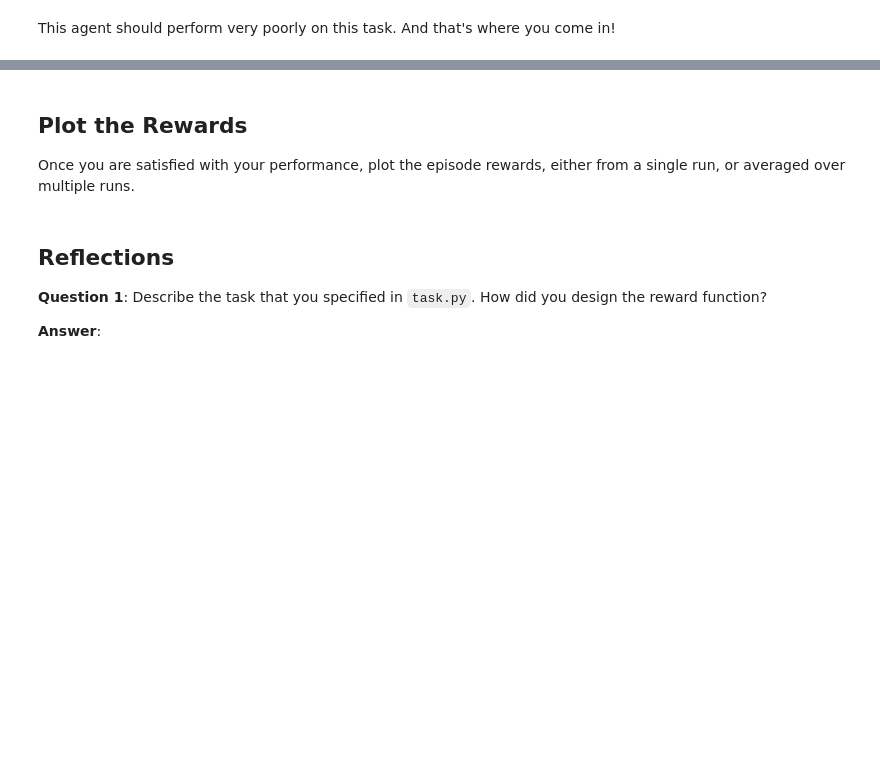
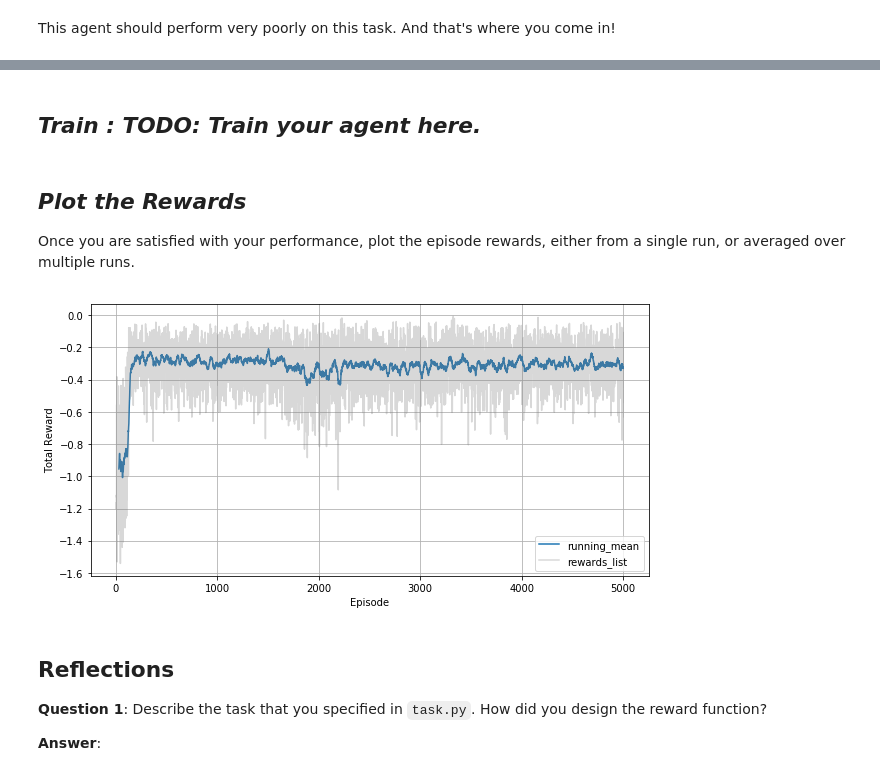
Before and after one commit to parksoy/Soyoung_Udacity_ND_DeepLearning, a Jupyter notebook: 6.Deep_Reinforcement_Learning/RL-Quadcopter-2-master/Quadcopter_Project.ipynb, the cells around one changed output, grey strips where cells are left out. Drawn from its saved outputs; the diff is of its cells as text; code cells hidden in the pictures; blank space fills up the shorter version.

```diff
--- a/6.Deep_Reinforcement_Learning/RL-Quadcopter-2-master/Quadcopter_Project.ipynb
+++ b/6.Deep_Reinforcement_Learning/RL-Quadcopter-2-master/Quadcopter_Project.ipynb
@@ -40,12 +46,14 @@ For this project, the agent that you will implement in `agents/agent.py` will ha
 # %%
 import random
 
-class Basic_Agent():
+class Basic_Random_Agent():
     def __init__(self, task):
         self.task = task
 
     def act(self):
         new_thrust = random.gauss(450., 25.)
+        #print("new_thrust: ", new_thrust)
+        #print("return: ",[new_thrust + random.gauss(0., 1.) for x in range(4)])
         return [new_thrust + random.gauss(0., 1.) for x in range(4)]
 # %% [markdown]
 Run the code cell below to have the agent select actions to control the quadcopter.
@@ -200,22 +232,25 @@ import pandas as pd
 from agents.policy_search import PolicySearch_Agent
 from task import Task
 
-num_episodes = 100#0
+num_episodes = 5000
 target_pos = np.array([0., 0., 10.])
 task = Task(target_pos=target_pos)
 agent = PolicySearch_Agent(task)
+rewards_list = []
 
 for i_episode in range(1, num_episodes+1):
     state = agent.reset_episode() # start a new episode
     while True:
+        #print("episode=", i_episode, "Processing (1)agent.act(state),(2)task.step(action),(3)agent.step(reward, done)...")
         action = agent.act(state)
         next_state, reward, done = task.step(action)
         agent.step(reward, done)
         state = next_state
         if done:
-            print("\rEpisode = {:4d}, score = {:7.3f} (best = {:7.3f}), noise_scale = {}"\
-                  .format(i_episode, agent.score, agent.best_score, agent.noise_scale), \
-                  end="")  # [debug]
+            print("\rEpisode = {:4d}/{}, score = {:7.3f} (best = {:7.3f}), noise_scale = {} "\
+                  .format(i_episode, num_episodes, agent.score, agent.best_score, agent.noise_scale), end="")  # [debug]
+            rewards_list.append((i_episode, agent.score))
+            #print("\n")
             break
     sys.stdout.flush()
 # %% [output]
@@ -237,4 +271,6 @@ As you develop your agent, it's important to keep an eye on how it's performing.
+# %% [markdown]
+## _Train :  TODO: Train your agent here._
 # %% [markdown]
-## Plot the Rewards
+## _Plot the Rewards_
 
 Once you are satisfied with your performance, plot the episode rewards, either from a single run, or averaged over multiple runs.
@@ -245,3 +277,24 @@ env.close()
+# %%
+## TODO: Plot the rewards. DONE.
+%matplotlib inline
+import matplotlib.pyplot as plt
+
+def running_mean(x, N):
+    cumsum = np.cumsum(np.insert(x, 0, 0))
+    return (cumsum[N:] - cumsum[:-N]) / N
+
+eps, rews = np.array(rewards_list).T  #(ep, total_reward)
+smoothed_rews = running_mean(rews, 30)
+
+f, (ax) = plt.subplots(1, 1, figsize=(10,5)) #sharex=True
+ax.plot(eps[-len(smoothed_rews):], smoothed_rews, label='running_mean')
+ax.plot(eps, rews, color='grey', alpha=0.3, label='rewards_list')
+ax.set_xlabel('Episode')
+ax.set_ylabel('Total Reward')
+ax.legend()
+ax.grid()
+# %% [output]
+[figure, added]
 # %% [markdown]
 ## Reflections
 
```
Also changed, not shown: parts of 25 cells of this notebook, 4 other files.
